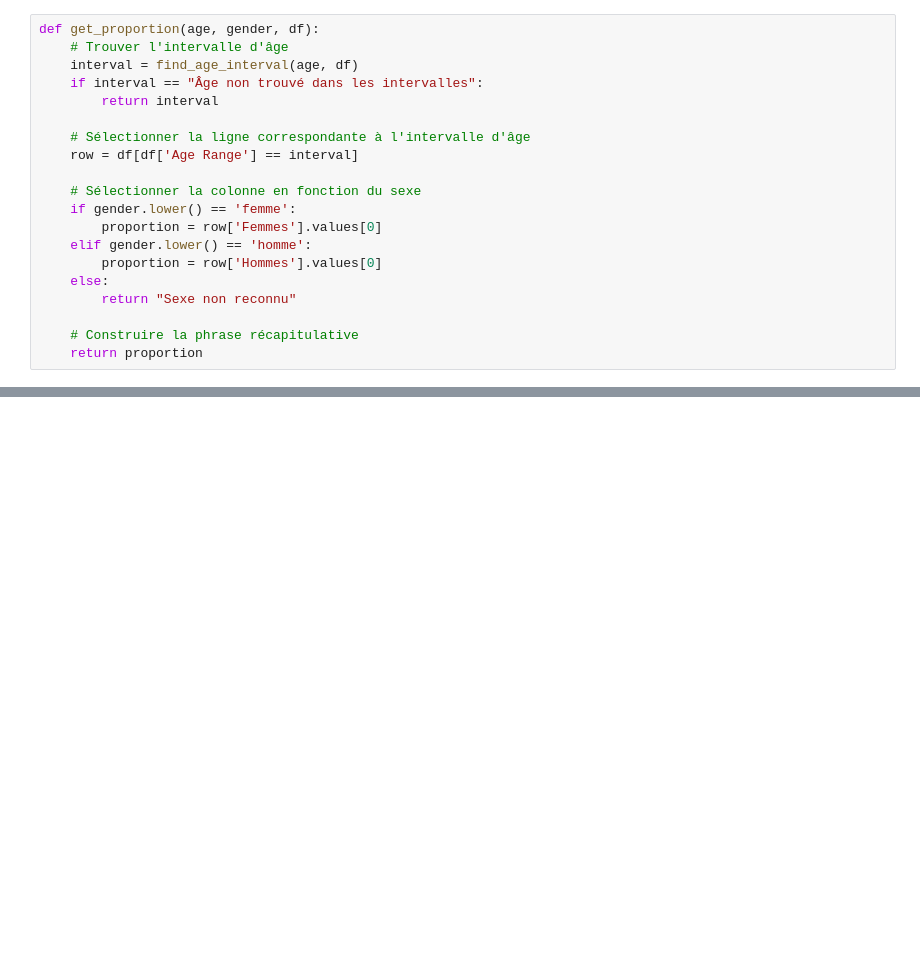
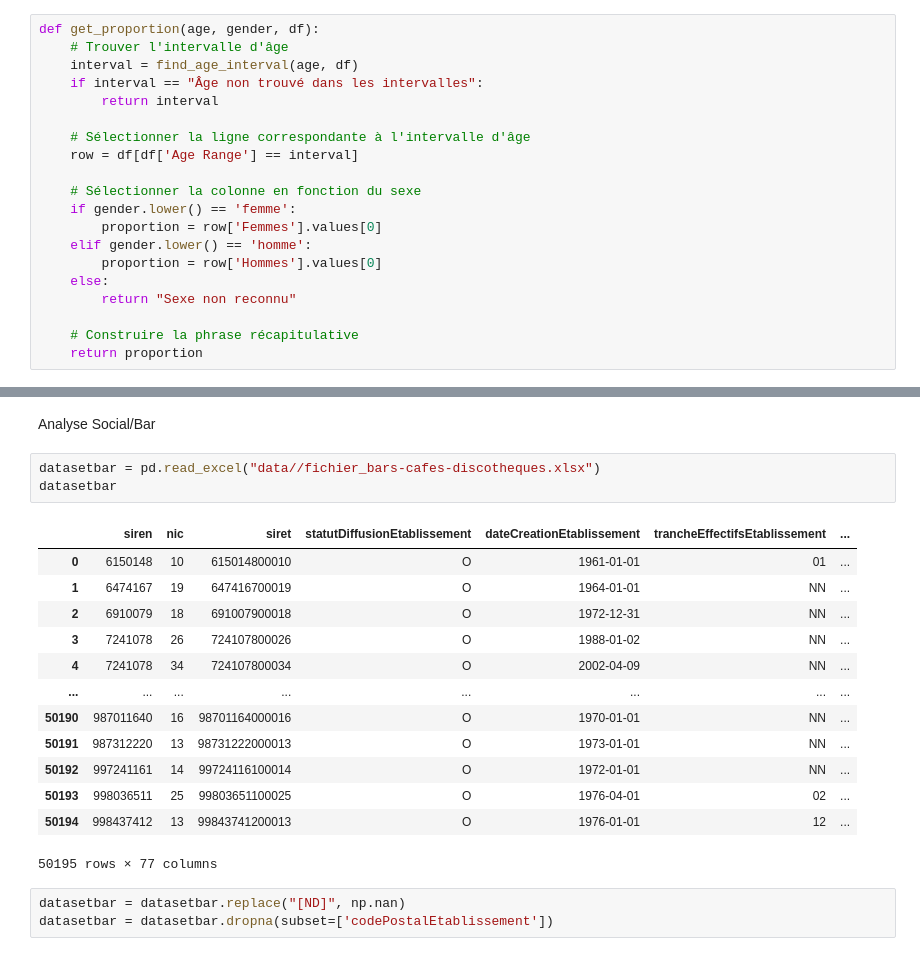
Before and after one commit to Faate-App/AI_Playground, a Jupyter notebook: generatepopu.ipynb, the cells around one changed output, grey strips where cells are left out. Cells and saved outputs as stored; diff of their text form; blank space fills up the shorter version.

```diff
--- a/generatepopu.ipynb
+++ b/generatepopu.ipynb
@@ -231,3 +235,25 @@ def get_data_couple_age(age, gender, df):
     gender_data = row[gender_columns].iloc[0]  # Use iloc[0] to select the first (and only) row as a Series
 
     return gender_data  # Convert to dictionary for easier readability
+# %% [markdown]
+Analyse Social/Bar
+# %%
+datasetbar = pd.read_excel("data//fichier_bars-cafes-discotheques.xlsx")
+datasetbar
+# %% [output]
+|  | siren | nic | siret | statutDiffusionEtablissement | dateCreationEtablissement | trancheEffectifsEtablissement | ... |
+| 0 | 6150148 | 10 | 615014800010 | O | 1961-01-01 | 01 | ... |
+| 1 | 6474167 | 19 | 647416700019 | O | 1964-01-01 | NN | ... |
+| 2 | 6910079 | 18 | 691007900018 | O | 1972-12-31 | NN | ... |
+| 3 | 7241078 | 26 | 724107800026 | O | 1988-01-02 | NN | ... |
+| 4 | 7241078 | 34 | 724107800034 | O | 2002-04-09 | NN | ... |
+| ... | ... | ... | ... | ... | ... | ... | ... |
+| 50190 | 987011640 | 16 | 98701164000016 | O | 1970-01-01 | NN | ... |
+| 50191 | 987312220 | 13 | 98731222000013 | O | 1973-01-01 | NN | ... |
+| 50192 | 997241161 | 14 | 99724116100014 | O | 1972-01-01 | NN | ... |
+| 50193 | 998036511 | 25 | 99803651100025 | O | 1976-04-01 | 02 | ... |
+| 50194 | 998437412 | 13 | 99843741200013 | O | 1976-01-01 | 12 | ... |
+50195 rows × 77 columns
+# %%
+datasetbar = datasetbar.replace("[ND]", np.nan)
+datasetbar = datasetbar.dropna(subset=['codePostalEtablissement'])
```
Also changed, not shown: parts of 23 cells of this notebook, 12 other files.
